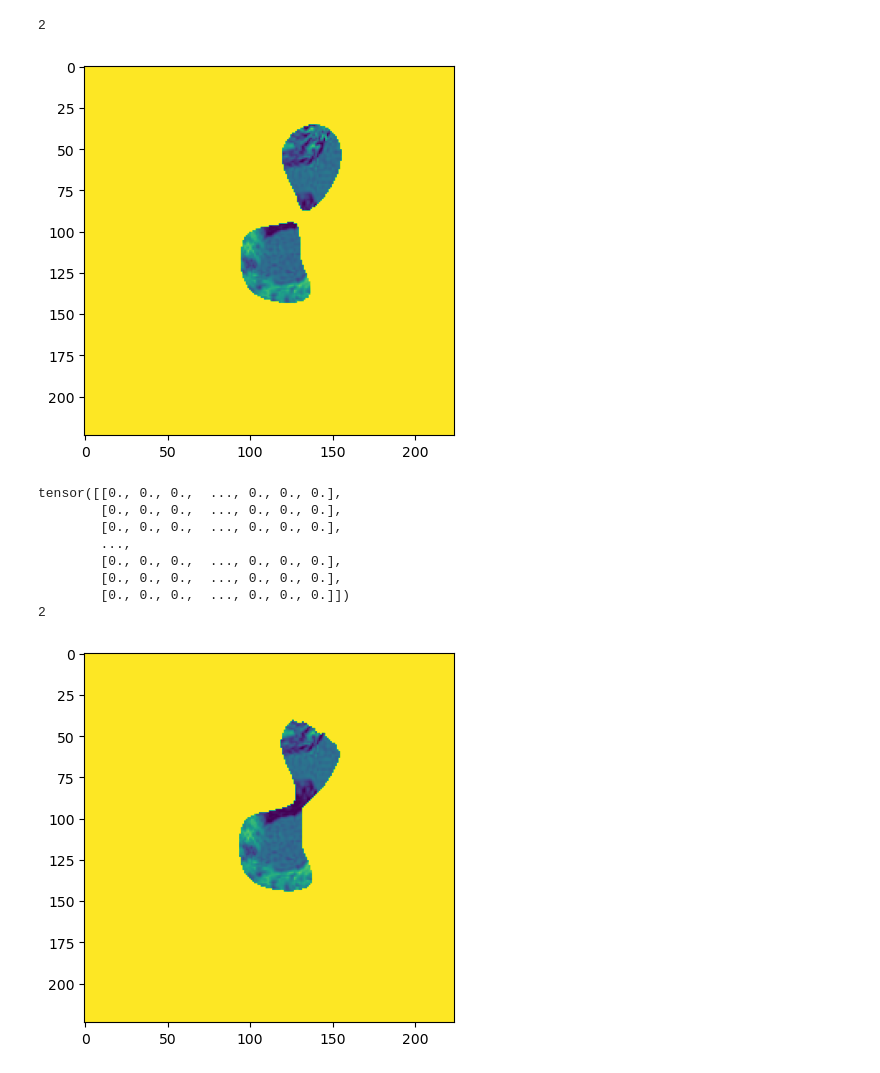
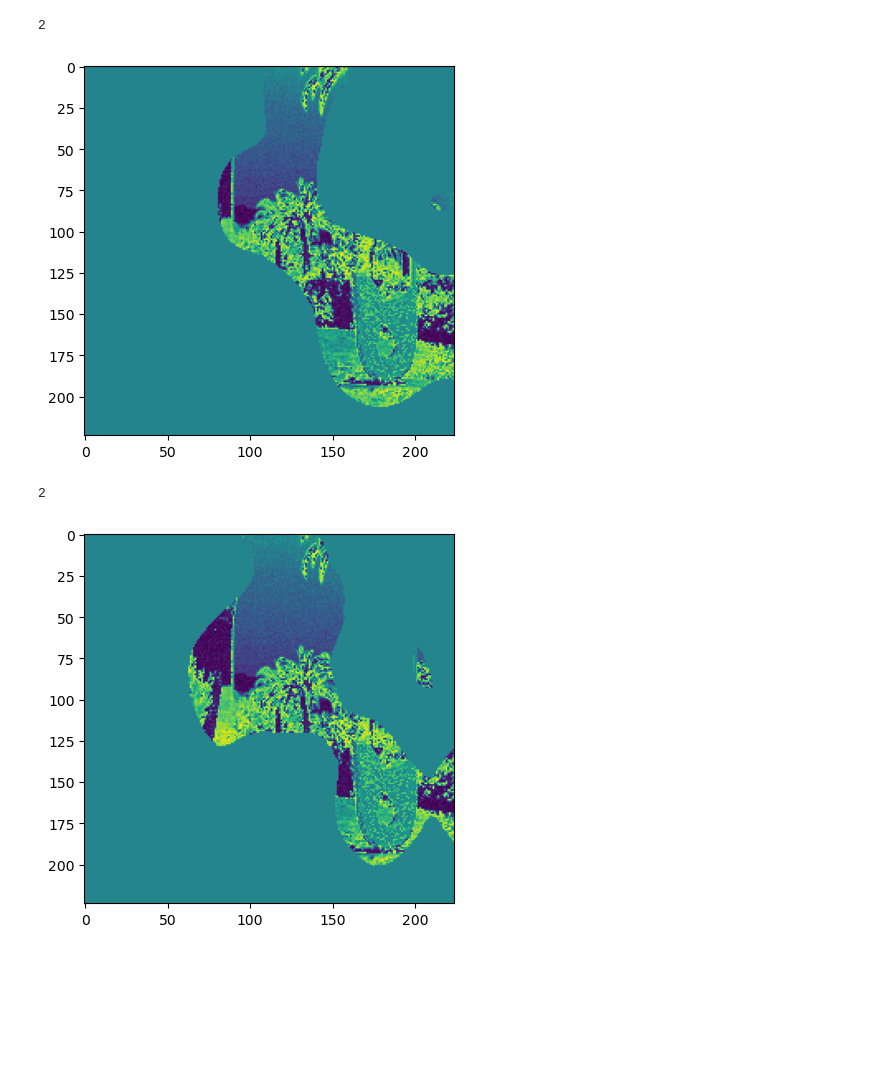
Before and after one commit to beotborry/ConformalXAI, a Jupyter notebook: img_vis.ipynb, the cells around one changed output. Drawn from its saved outputs; the diff is of its cells as text; code cells hidden in the pictures; blank space fills up the shorter version.

```diff
--- a/img_vis.ipynb
+++ b/img_vis.ipynb
@@ -5,24 +5,17 @@ import matplotlib.pyplot as plt
 img_base = torch.load("./img_base.pt")
 img_our = torch.load("./img_our.pt")
 # %%
-plt.imshow(img_base.squeeze().sum(0))
-print(len(torch.where(img_base.squeeze().sum(0) == 0)))
+plt.imshow(img_base[5].squeeze().sum(0))
+print(len(torch.where(img_base[5].squeeze().sum(0) == 0)))
 
 # len(torch.where(img_base[7].sum(0) == 0)[0])
 # %% [output]
 2
-[figure, old version]
+[figure, new version]
 # %%
-plt.imshow(img_our.squeeze().sum(0))
+plt.imshow(img_our[5].squeeze().sum(0))
 
-print(len(torch.where(img_our.squeeze().sum(0) == 0)))
+print(len(torch.where(img_our[5].squeeze().sum(0) == 0)))
 # %% [output]
-tensor([[0., 0., 0.,  ..., 0., 0., 0.],
-        [0., 0., 0.,  ..., 0., 0., 0.],
-        [0., 0., 0.,  ..., 0., 0., 0.],
-        ...,
-        [0., 0., 0.,  ..., 0., 0., 0.],
-        [0., 0., 0.,  ..., 0., 0., 0.],
-        [0., 0., 0.,  ..., 0., 0., 0.]])
 2
-[figure, old version]
+[figure, new version]
```
Also changed, not shown: parts of 6 cells of this notebook, 50 other files.
